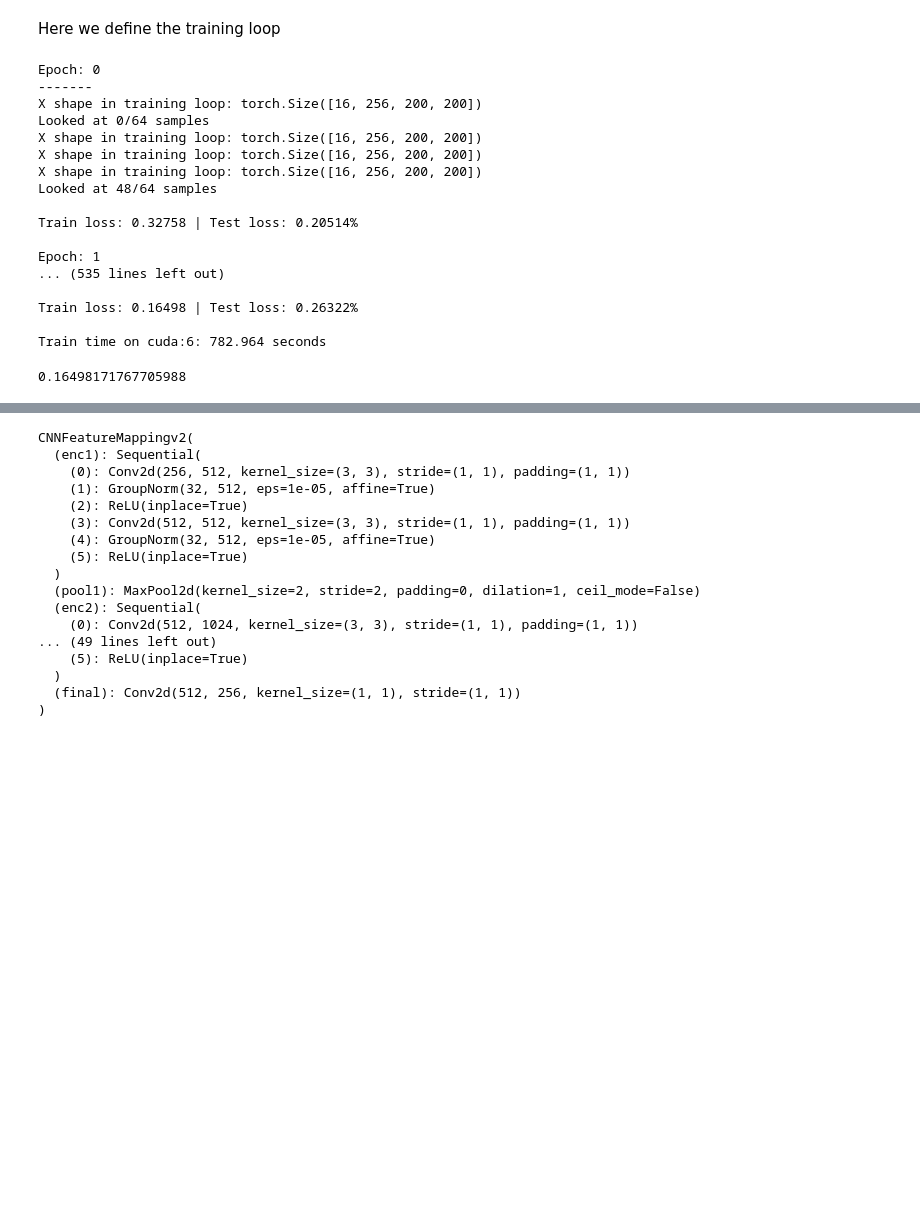
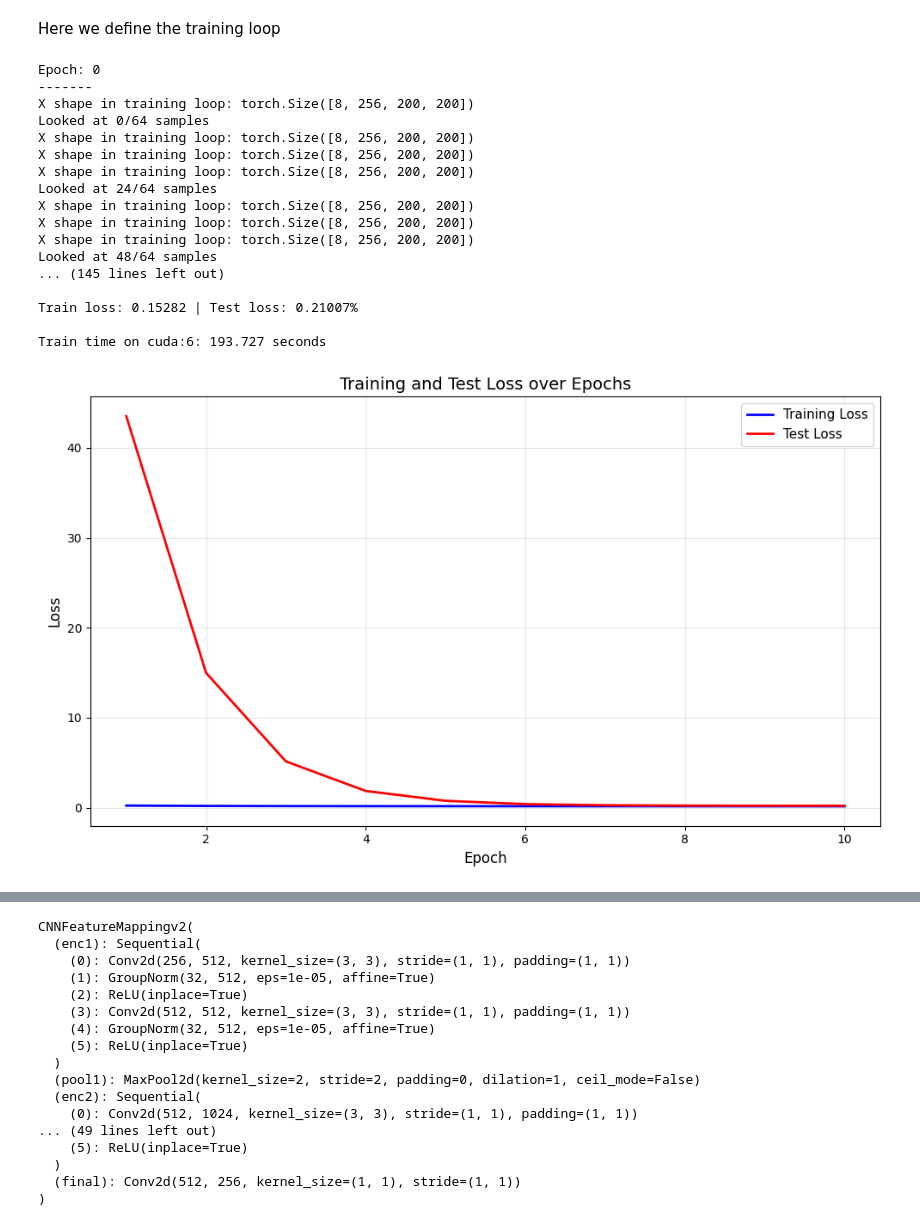
Before and after one commit to mln9d4/mmdetection3d_unibev, a Jupyter notebook: mapping_test/cnn_neural_network_mapping.ipynb, the cells around one changed output, grey strips where cells are left out. Saved outputs shown, nothing was run; the diff lists cells and outputs as text; code cells hidden in the pictures; blank space fills up the shorter version.

```diff
--- a/mapping_test/cnn_neural_network_mapping.ipynb
+++ b/mapping_test/cnn_neural_network_mapping.ipynb
@@ -80,13 +94,13 @@ tensor([[[[-1.0155e-01, -1.0783e-01,  7.4267e-02,  ...,  2.0826e-01,
 # %%
 # Reshape to spatial dimensions (batch, height, width, channels)
-img_bev_spatial = all_img["img_bev_embed"].squeeze().reshape(-1, 200, 200, 256)
-pts_bev_spatial = all_pts["pts_bev_embed"].squeeze().reshape(-1, 200, 200, 256)
+# img_bev_spatial = all_img["img_bev_embed"].reshape(-1, 200, 200, 256)
+# pts_bev_spatial = all_pts["pts_bev_embed"].reshape(-1, 200, 200, 256)
 
 # # Permute to PyTorch format (batch, channels, height, width)
-img_bev_embed = img_bev_spatial.permute(0, 3, 1, 2).contiguous()
-pts_bev_embed = pts_bev_spatial.permute(0, 3, 1, 2).contiguous()
-
-
+# img_bev_embed = img_bev_spatial.permute(0, 3, 1, 2).contiguous()
+# pts_bev_embed = pts_bev_spatial.permute(0, 3, 1, 2).contiguous()
+img_bev_embed = all_img["img_bev_embed"].permute(0, 2, 1).contiguous().reshape(-1, 256, 200, 200)
+pts_bev_embed = all_pts["pts_bev_embed"].permute(0, 2, 1).contiguous().reshape(-1, 256, 200, 200)
 
 print("final img_bev_embed info:")
 print("  shape:", img_bev_embed.shape, "dtype:", img_bev_embed.dtype, "device:", img_bev_embed.device)
@@ -123,7 +156,7 @@ plt.imshow(X_train[0,0].cpu(), cmap='viridis')
 # Create Dataloaders to efficiently push data in batches during training and testing
 from torch.utils.data import DataLoader, TensorDataset
 
-BATCH_SIZE = 16
+BATCH_SIZE = 8
 
 train_set = TensorDataset(X_train, y_train)
 test_set = TensorDataset(X_test, y_test)
@@ -511,2 +587,10 @@ DataParallel(
   )
 )
+# %%
+from mmdet.models import HEADS
+from mmdet3d.unibev_plugin.models.dense_heads import bev_consumer
+
+model_class = HEADS.get('UnetFeatureMapping4layers')
+model_1 = model_class(input_channels=256, output_channels=256)
+model_1 = nn.DataParallel(model_1, device_ids=[7], output_device=device)
+model_1.to(device)
@@ -547,9 +649,11 @@ torch.manual_seed(42)
 train_time_start_on_cpu = timer()
 
 # Set the number of epochs (we'll keep this small for faster training times)
-epochs = 50
-test_loss, test_acc = 0, 0
+epochs = 10
+test_loss = 0
 train_loss = 0
+test_epoch_losses = []
+train_epoch_losses = []
 # Create training and testing loop
 for epoch in tqdm(range(epochs)):
     print(f"Epoch: {epoch}\n-------")
@@ -584,7 +688,7 @@ for epoch in tqdm(range(epochs)):
 
     # Divide total train loss by length of train dataloader (average loss per batch per epoch)
     train_loss /= len(train_dataloader)
-
+    train_epoch_losses.append(train_loss)
     ### Testing
     # Setup variables for accumulatively adding up loss and accuracy
 
@@ -600,15 +704,13 @@ for epoch in tqdm(range(epochs)):
             # 2. Calculate loss (accumulatively)
             test_loss += loss_fn(test_pred, y)
 
-            # 3. Calculate accuracy (preds need to be same as y_true)
-            test_acc += accuracy_fn(y, test_pred)
+
 
         # Calculations on test metrics need to happen inside torch.inference_mode()
         # Divide total test loss by length of test dataloader (per batch)
         test_loss /= len(test_dataloader)
+        test_epoch_losses.append(test_loss.cpu())
 
-        # Divide total accuracy by length of test dataloader (per batch)
-        test_acc /= len(test_dataloader)
 
     ## Print out what's happening
     # print(f"\nTrain loss: {train_loss:.5f} | Test loss: {test_loss:.5f}, Test acc: {test_acc:.2f}%\n")
@@ -622,18 +724,18 @@ total_train_time_model_0 = print_train_time(start=train_time_start_on_cpu,
 # %% [output]
 Epoch: 0
 -------
-X shape in training loop: torch.Size([16, 256, 200, 200])
+X shape in training loop: torch.Size([8, 256, 200, 200])
 Looked at 0/64 samples
-X shape in training loop: torch.Size([16, 256, 200, 200])
-X shape in training loop: torch.Size([16, 256, 200, 200])
-X shape in training loop: torch.Size([16, 256, 200, 200])
+X shape in training loop: torch.Size([8, 256, 200, 200])
+X shape in training loop: torch.Size([8, 256, 200, 200])
+X shape in training loop: torch.Size([8, 256, 200, 200])
+Looked at 24/64 samples
+X shape in training loop: torch.Size([8, 256, 200, 200])
+X shape in training loop: torch.Size([8, 256, 200, 200])
+X shape in training loop: torch.Size([8, 256, 200, 200])
 Looked at 48/64 samples
+... (145 lines left out)
 
-Train loss: 0.32758 | Test loss: 0.20514%
+Train loss: 0.15282 | Test loss: 0.21007%
 
-Epoch: 1
-... (535 lines left out)
-
-Train loss: 0.16498 | Test loss: 0.26322%
-
-Train time on cuda:6: 782.964 seconds
+Train time on cuda:6: 193.727 seconds
@@ -653,10 +759,10 @@ def plot_loss_curves(train_losses, test_losses):
     plt.tight_layout()
     plt.show()
 # %%
-# plot_loss_curves(train_loss, test_loss)
-train_loss
+plot_loss_curves(train_epoch_losses, test_epoch_losses)
+# train_loss
 # %% [output]
-0.16498171767705988
+[figure, added]
 # %%
 #Save the model
 from pathlib import Path
```
Also changed, not shown: parts of 21 cells of this notebook, 7 other files.
